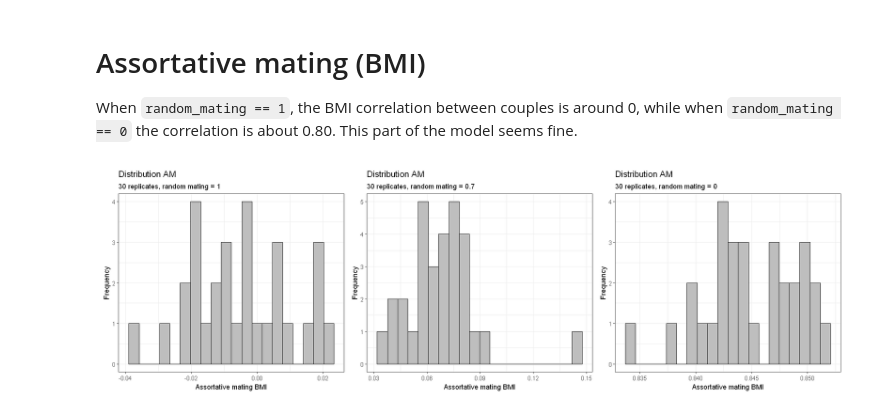
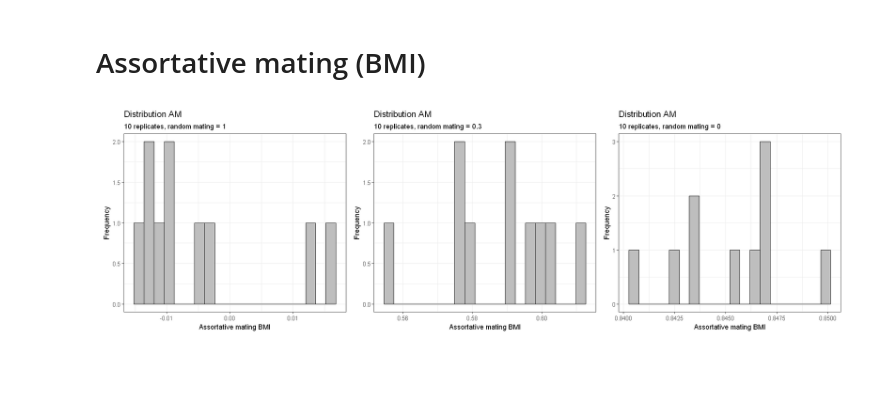
Before and after one commit to sdaza/obesity-dem-heritability, a Jupyter notebook: notebooks/testing-hw-snp-simulation.ipynb, the cells around one changed output. Saved outputs shown, nothing was run; the diff lists cells and outputs as text; code cells hidden in the pictures; blank space fills up the shorter version.

```diff
--- a/notebooks/testing-hw-snp-simulation.ipynb
+++ b/notebooks/testing-hw-snp-simulation.ipynb
@@ -13,7 +14,7 @@ library(ggplot2)
 library(patchwork)
 library(HardyWeinberg)
 output_path = "../output/data/"
-nrep = 30
+nrep = 10
 # %%
 # read data
 dat = fread(paste0(output_path, "agents-snp-hw.csv"))
@@ -53,7 +62,7 @@ getHWsnps = function(data, idvar = "id", snps = paste0("snp", 0:99)) {
     ids = unique(data[[idvar]])
     pvalues = NULL
     for (i in ids) {
-        temp = copy(data[id == i])
+        temp = copy(data[get(idvar) == i])
         for (ii in snps) {
             t = table(temp[, get(ii)])
             allele = c("AA", "AB", "BB")
@@ -80,21 +89,19 @@ getHWpvalues = function(data, idvar = "id", k = 1, nsample = NULL) {
     print(summary(pvalues))
     return(pvalues)
 }
-# %% [markdown]
-# Assortative mating (BMI)
-
-When `random_mating == 1`, the BMI correlation between couples is around 0, while when `random_mating == 0` the correlation is about 0.80. This part of the model seems fine.
+# %% [markdown]
+# Assortative mating (BMI)
 # %%
 options(repr.plot.width=16, repr.plot.height=5)
 plots = list()
-values = c(1, 0.7, 0)
+values = c(1, 0.3, 0)
 for (i in 1:3) {
 plots[[i]] = ggplot(rr[random_mating == values[i], .(am_bmi)], aes(am_bmi)) +
     geom_histogram(bins = 20, fill="grey", colour="black") + theme_bw() +
     labs(x = "Assortative mating BMI", y = "Frequency",
     title = "Distribution AM",
         subtitle = paste0(nrep, " replicates, random mating = ", values[i]))
 }
 wrap_plots(plots)
 # %% [output]
-[figure, old version]
+[figure, new version]
```
Also changed, not shown: parts of 17 cells of this notebook, 10 other files.
